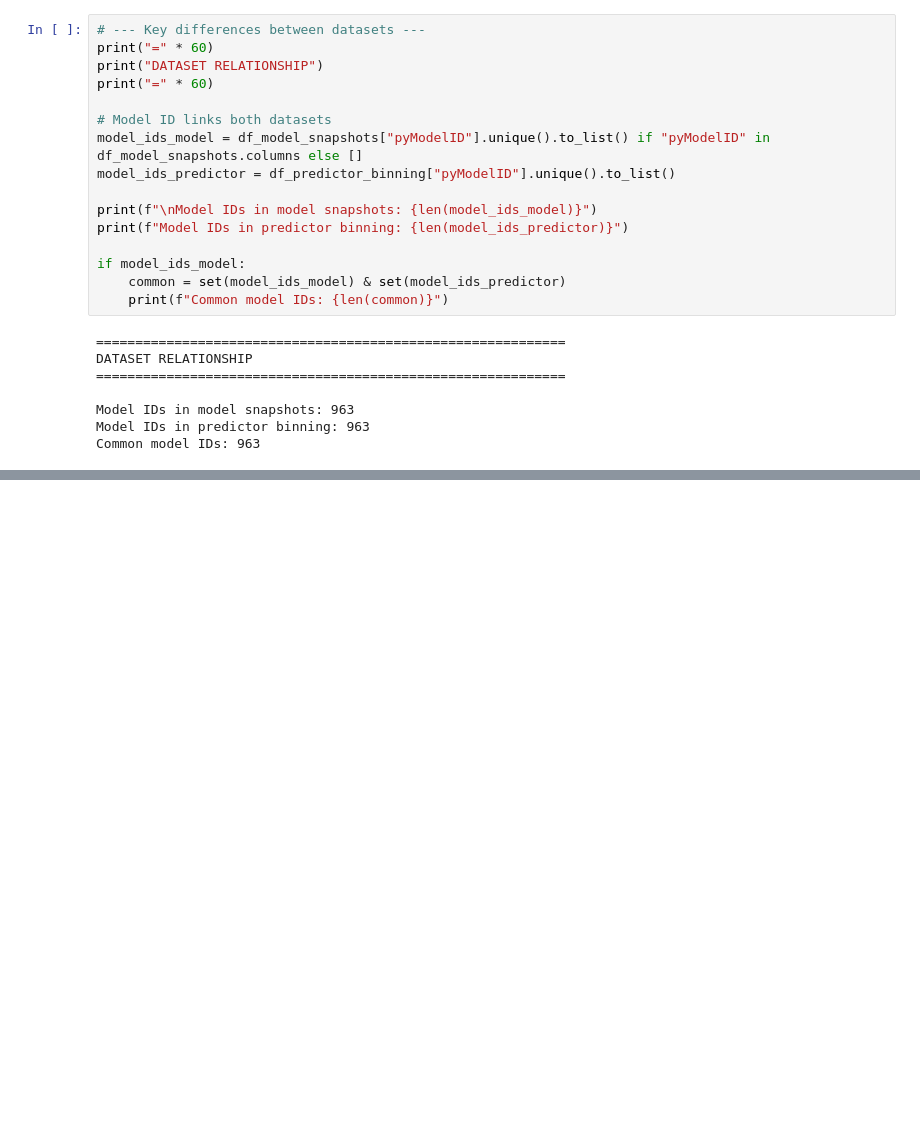
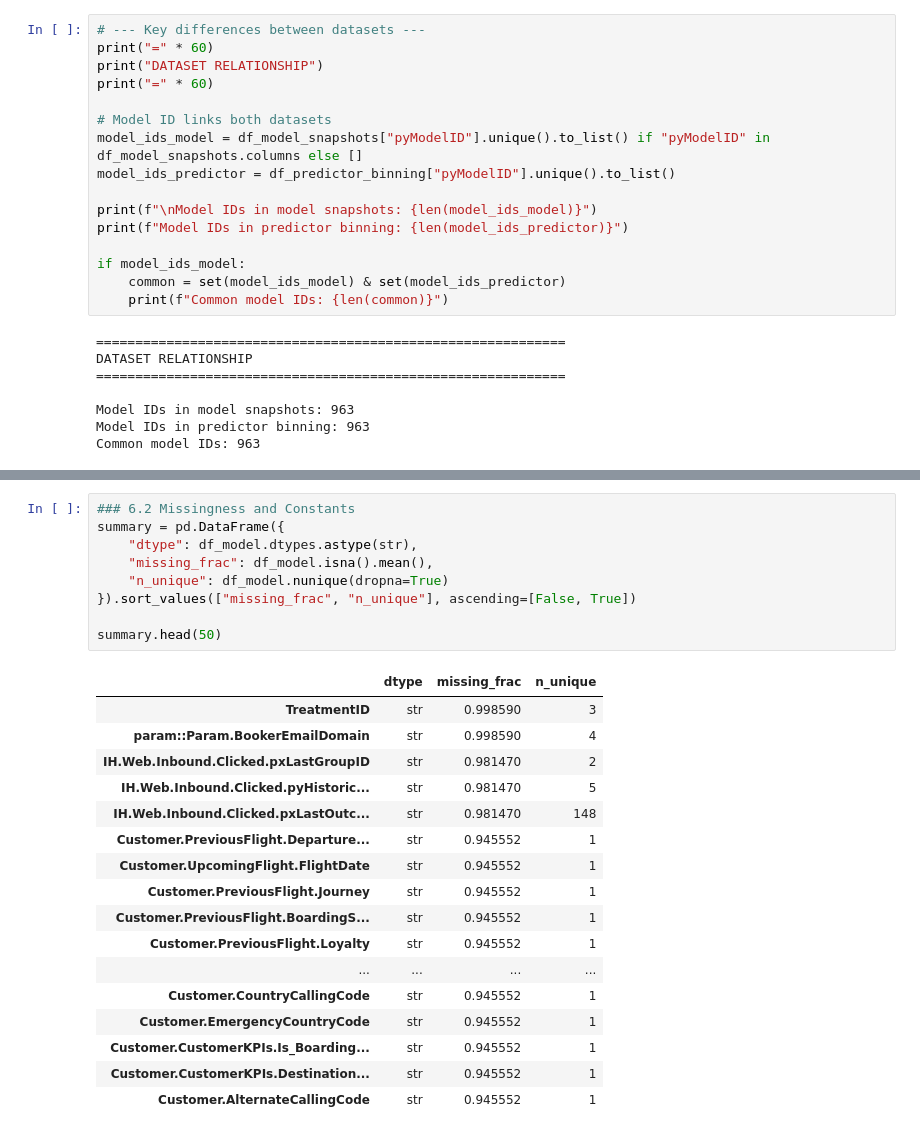
Before and after one commit to bosnbos/xai-fidelity-benchmark, a Jupyter notebook: notebooks/archive/exploration_original.ipynb, the cells around one changed output, grey strips where cells are left out. Saved outputs shown, nothing was run; the diff lists cells and outputs as text; blank space fills up the shorter version.

```diff
--- a/notebooks/exploration.ipynb
+++ b/notebooks/archive/exploration_original.ipynb
@@ -689,0 +880,27 @@ plt.show()
+# %%
+### 6.2 Missingness and Constants
+summary = pd.DataFrame({
+    "dtype": df_model.dtypes.astype(str),
+    "missing_frac": df_model.isna().mean(),
+    "n_unique": df_model.nunique(dropna=True)
+}).sort_values(["missing_frac", "n_unique"], ascending=[False, True])
+
+summary.head(50)
+# %% [output]
+|  | dtype | missing_frac | n_unique |
+| TreatmentID | str | 0.998590 | 3 |
+| param::Param.BookerEmailDomain | str | 0.998590 | 4 |
+| IH.Web.Inbound.Clicked.pxLastGroupID | str | 0.981470 | 2 |
+| IH.Web.Inbound.Clicked.pyHistoric... | str | 0.981470 | 5 |
+| IH.Web.Inbound.Clicked.pxLastOutc... | str | 0.981470 | 148 |
+| Customer.PreviousFlight.Departure... | str | 0.945552 | 1 |
+| Customer.UpcomingFlight.FlightDate | str | 0.945552 | 1 |
+| Customer.PreviousFlight.Journey | str | 0.945552 | 1 |
+| Customer.PreviousFlight.BoardingS... | str | 0.945552 | 1 |
+| Customer.PreviousFlight.Loyalty | str | 0.945552 | 1 |
+| ... | ... | ... | ... |
+| Customer.CountryCallingCode | str | 0.945552 | 1 |
+| Customer.EmergencyCountryCode | str | 0.945552 | 1 |
+| Customer.CustomerKPIs.Is_Boarding... | str | 0.945552 | 1 |
+| Customer.CustomerKPIs.Destination... | str | 0.945552 | 1 |
+| Customer.AlternateCallingCode | str | 0.945552 | 1 |
```
Also changed, not shown: parts of 52 cells of this notebook, 10 other files.
